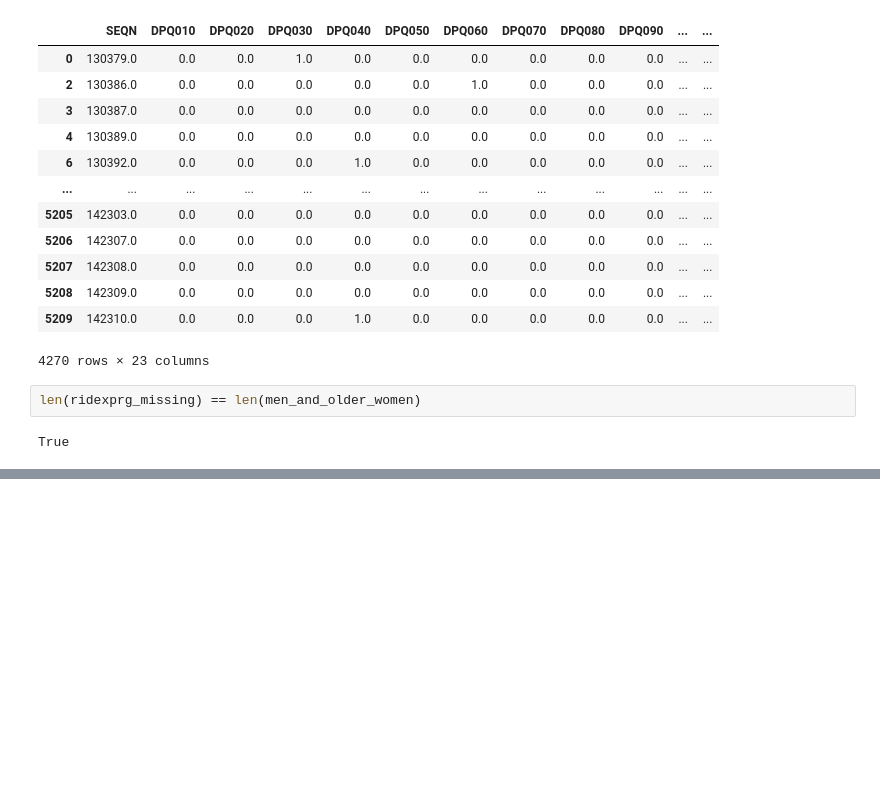
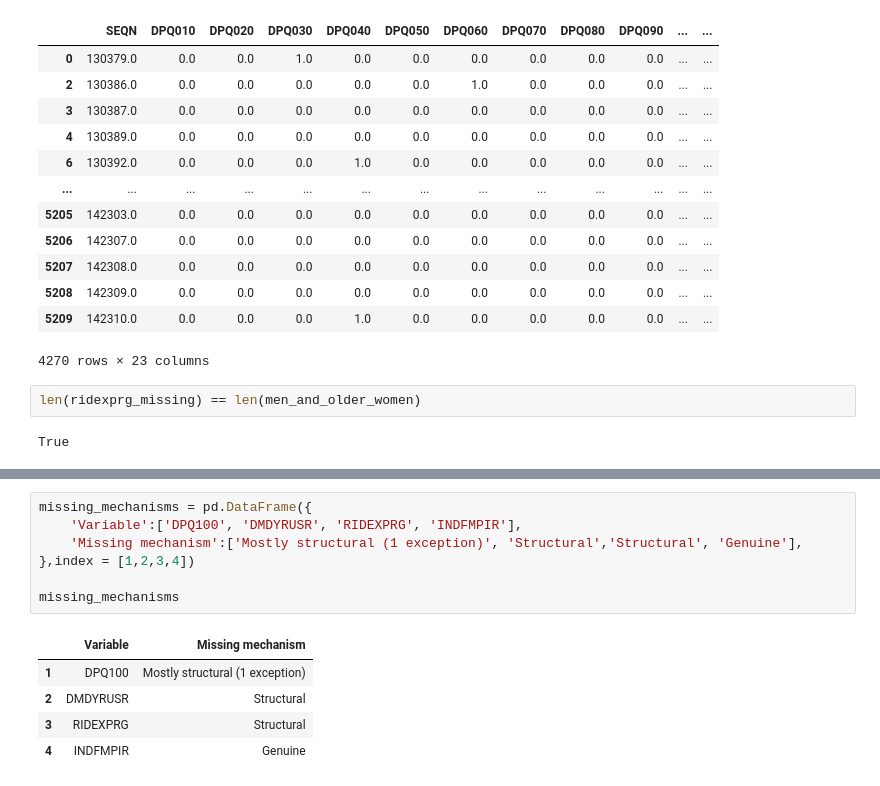
Before and after one commit to SabinaSid/NHANES_mental_health_analysis, a Jupyter notebook: Notebooks/01_demographics_and_depression.ipynb, the cells around one changed output, grey strips where cells are left out. Drawn from its saved outputs; the diff is of its cells as text; blank space fills up the shorter version.

```diff
--- a/Notebooks/01_demographics_and_depression.ipynb
+++ b/Notebooks/01_demographics_and_depression.ipynb
@@ -696,0 +728,13 @@ All missing values in `RIDEXPRG` are structural. There are no women aged 20-44 w
+# %%
+missing_mechanisms = pd.DataFrame({
+    'Variable':['DPQ100', 'DMDYRUSR', 'RIDEXPRG', 'INDFMPIR'],
+    'Missing mechanism':['Mostly structural (1 exception)', 'Structural','Structural', 'Genuine'],
+},index = [1,2,3,4])
+
+missing_mechanisms
+# %% [output]
+|  | Variable | Missing mechanism |
+| 1 | DPQ100 | Mostly structural (1 exception) |
+| 2 | DMDYRUSR | Structural |
+| 3 | RIDEXPRG | Structural |
+| 4 | INDFMPIR | Genuine |
```
Also changed, not shown: parts of 5 cells of this notebook.
